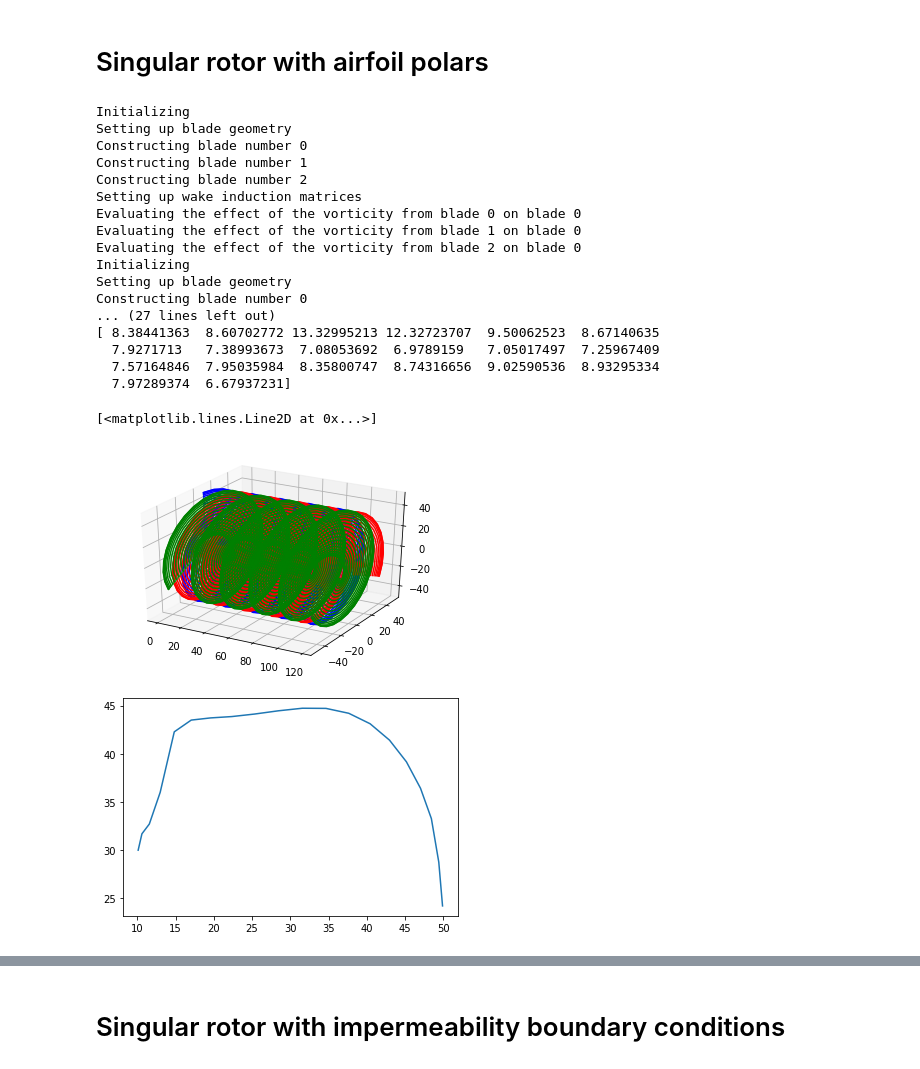
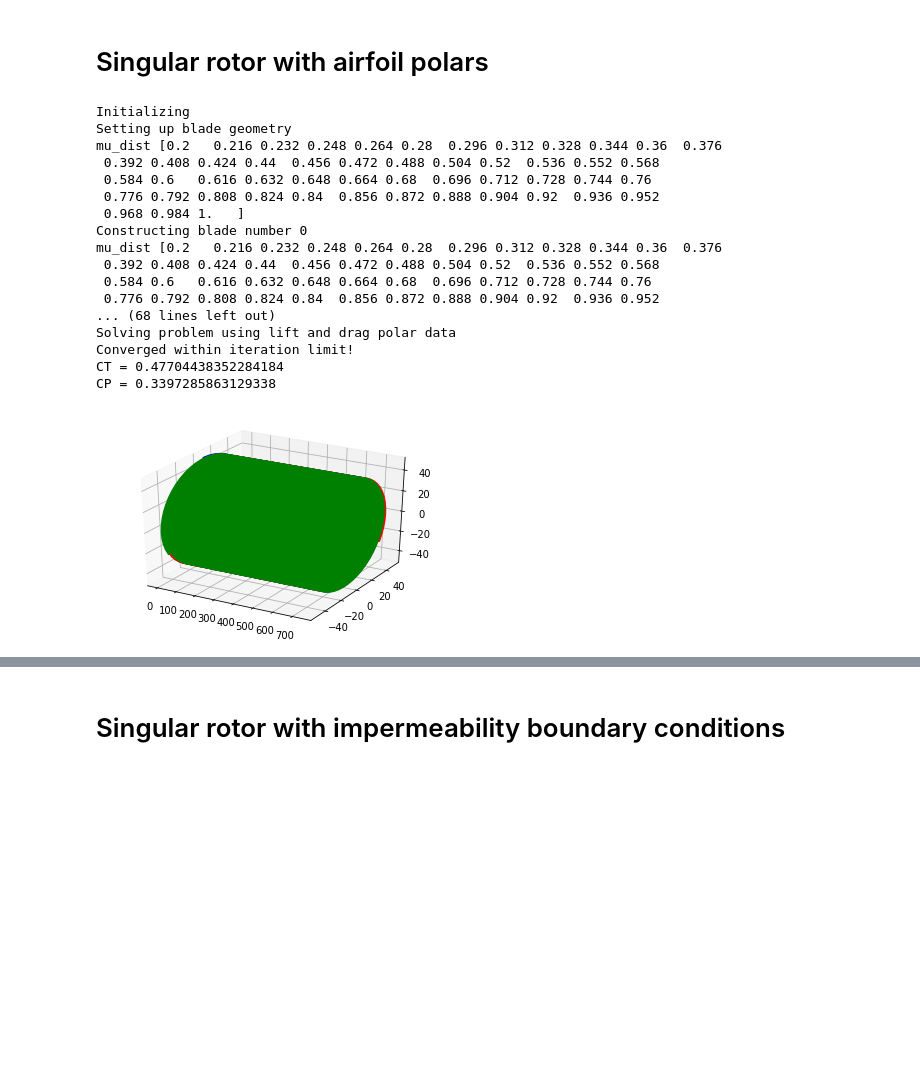
Before and after one commit to olafnekeman/rotor_wake_aerodynamics, a Jupyter notebook: Assignment2/turbine_case.ipynb, the cells around one changed output, grey strips where cells are left out. Cells and saved outputs as stored; diff of their text form; code cells hidden in the pictures; blank space fills up the shorter version.

```diff
--- a/Assignment2/turbine_case.ipynb
+++ b/Assignment2/turbine_case.ipynb
@@ -14,10 +15,10 @@ mu_start = 0.2
 mu_end = 1
 U_0 = 10
 
-N_blade_sec = 20       #number of blade sections
-N_wake_sec_rot = 30    #number of wake sections per rotation of the rotor
-N_rot = 5              #the number of rotations of the rotor NOTE needs to be integer
-a_w = 0.25             #the assumed wake convection induction factor U_wake = U_0*(1-a_w)
+N_blade_sec = 50      #number of blade sections
+N_wake_sec_rot = 50    #number of wake sections per rotation of the rotor
+N_rot = 35              #the number of rotations of the rotor NOTE needs to be integer
+a_w = 0.269             #the assumed wake convection induction factor U_wake = U_0*(1-a_w)
 TSR = 10
 TSR_8 = 8
 TSR_6 = 6
@@ -25,34 +26,18 @@ TSR_6 = 6
 airfoil = 'DU_polar.txt' #DU_polar.txt or ARA_polar.txt
 
 mu_vec = np.array([0.2,1.0])   #vector where chord and twist are known. NOTE beginpoint needs to be mu_start and end point mu_end
-#chord_vec = np.array([2.452,0.50])  #chord values at above locations in m
-#twist_vec = np.array([4.044,-5.22]) #twist values at above locations in degrees
+
 chord_vec_8 = np.array([3.726266186,0.7697521700000003])
 twist_vec_8 = np.array([7.719046267376299,-4.7470321246237])
 
 chord_vec = np.array([2.454897522,0.5013454500000001])
 twist_vec = np.array([5.069728502187389,-5.2134756578126105])
 
-# not given by Olaf:
-
-#twist_vec_8 = np.array([7.48,-2.6])
-#chord_vec_8 = np.array([3.74,1.1])
-
-#chord_vec = np.array([2.38,0.7]) # TSR = 10
-#twist_vec = np.array([3.72,-3]) # TSR = 10
-
 twist_vec_6 = np.array([9.2,-2])
 chord_vec_6 = np.array([3.4,1])
 
-# more accurate:
 
-#twist_vec_8 = np.array([7.48,-2.6])
-#chord_vec_8 = np.array([3.74,1.1])
-
-#chord_vec = np.array([2.38,0.7]) # TSR = 10
-#twist_vec = np.array([4.54,-3.3]) # TSR = 10
-
-spacing = 'cosine'  #spacing method to use, choose from 'cosine' or 'uniform'
+spacing = 'uniform'  #spacing method to use, choose from 'cosine' or 'uniform'
 
 #intialize the class
 L = lifting_line_model_singular(R, N_blades, mu_start, mu_end, mu_vec, chord_vec, twist_vec, U_0, TSR, N_blade_sec, N_wake_sec_rot, N_rot, a_w, airfoil, spacing = spacing)
@@ -69,59 +54,45 @@ L_8.weight_step = 0.05
 #commit all the inputs
 L_8.commit_parameters()
 
 L_6 = lifting_line_model_singular(R, N_blades, mu_start, mu_end, mu_vec, chord_vec_6, twist_vec_6, U_0, TSR_6, N_blade_sec, N_wake_sec_rot, N_rot, a_w, airfoil, spacing = spacing)
 #change an attribute of the class, in this case the update weight, if you're happy with standard value, this line can be skipped
 L_6.weight_step = 0.05
 #L.print_progress = False
 #commit all the inputs
 L_6.commit_parameters()
 
-#L_6 = lifting_line_model_singular(R, N_blades, mu_start, mu_end, mu_vec, chord_vec_6, twist_vec_6, U_0, TSR_6, N_blade_sec, N_wake_sec_rot, N_rot, a_w, airfoil, spacing = spacing)
-#change an attribute of the class, in this case the update weight, if you're happy with standard value, this line can be skipped
-#L_6.weight_step = 0.05
-#L.print_progress = False
-#commit all the inputs
-#L_6.commit_parameters()
-
 #plot the wake of the rotor
 fig = plt.figure()
 ax = fig.add_subplot(111, projection='3d')
 
 colors = ['b','r','g']
 
 for j in range(N_blades):
     ax.plot(L.blades[j].x_cp,L.blades[j].y_cp,L.blades[j].z_cp)
     for i in range(N_blade_sec+1):
         ax.plot(L.blades[j].x_wake[i,:],L.blades[j].y_wake[i,:],L.blades[j].z_wake[i,:], colors[j])
 
 L.solve_system()
 
 L_8.solve_system()
 
 L_6.solve_system()
-
-print(L.blades[0].alpha)
-
-plt.figure()
-plt.plot(L.blades[0].R_cent,L.blades[0].gamma_bound)
 # %% [output]
 Initializing
 Setting up blade geometry
+mu_dist [0.2   0.216 0.232 0.248 0.264 0.28  0.296 0.312 0.328 0.344 0.36  0.376
+ 0.392 0.408 0.424 0.44  0.456 0.472 0.488 0.504 0.52  0.536 0.552 0.568
+ 0.584 0.6   0.616 0.632 0.648 0.664 0.68  0.696 0.712 0.728 0.744 0.76
+ 0.776 0.792 0.808 0.824 0.84  0.856 0.872 0.888 0.904 0.92  0.936 0.952
+ 0.968 0.984 1.   ]
 Constructing blade number 0
-Constructing blade number 1
-Constructing blade number 2
-Setting up wake induction matrices
-Evaluating the effect of the vorticity from blade 0 on blade 0
-Evaluating the effect of the vorticity from blade 1 on blade 0
-Evaluating the effect of the vorticity from blade 2 on blade 0
-Initializing
-Setting up blade geometry
-Constructing blade number 0
-... (27 lines left out)
-[ 8.38441363  8.60702772 13.32995213 12.32723707  9.50062523  8.67140635
-  7.9271713   7.38993673  7.08053692  6.9789159   7.05017497  7.25967409
-  7.57164846  7.95035984  8.35800747  8.74316656  9.02590536  8.93295334
-  7.97289374  6.67937231]
+mu_dist [0.2   0.216 0.232 0.248 0.264 0.28  0.296 0.312 0.328 0.344 0.36  0.376
+ 0.392 0.408 0.424 0.44  0.456 0.472 0.488 0.504 0.52  0.536 0.552 0.568
+ 0.584 0.6   0.616 0.632 0.648 0.664 0.68  0.696 0.712 0.728 0.744 0.76
+ 0.776 0.792 0.808 0.824 0.84  0.856 0.872 0.888 0.904 0.92  0.936 0.952
+... (68 lines left out)
+Solving problem using lift and drag polar data
+Converged within iteration limit!
+CT = 0.47704438352284184
+CP = 0.3397285863129338
-[<matplotlib.lines.Line2D at 0x...>]
-[figure, old version]
+[figure, new version]
-[figure, removed]
```
Also changed, not shown: parts of 31 cells of this notebook, 51 other files.
